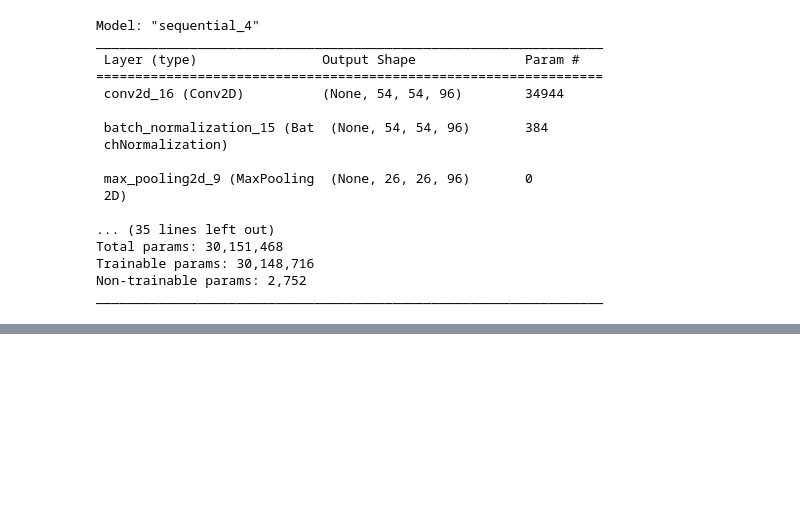
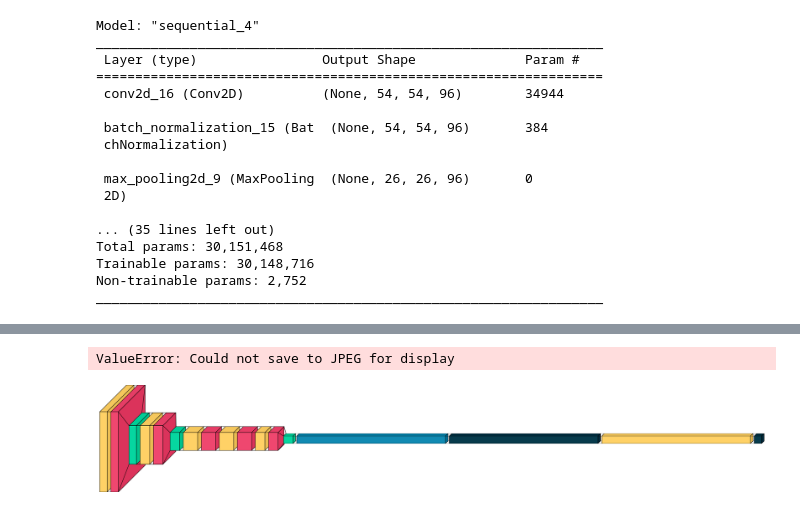
Before and after one commit to sueta1995/CourseWork_TRPS, a Jupyter notebook: classification/odonata_model.ipynb, the cells around one changed output, grey strips where cells are left out. Cells and saved outputs as stored; diff of their text form; code cells hidden in the pictures; blank space fills up the shorter version.

```diff
--- a/classification/odonata_model.ipynb
+++ b/classification/odonata_model.ipynb
@@ -181,0 +179,7 @@ plt.show()
+# %%
+import visualkeras
+
+visualkeras.layered_view(model, to_file='/mnt/d/visual_model.png')
+# %% [output]
+ValueError: Could not save to JPEG for display
+[figure, added]
```
Also changed, not shown: parts of 4 cells of this notebook, 2 other files.
